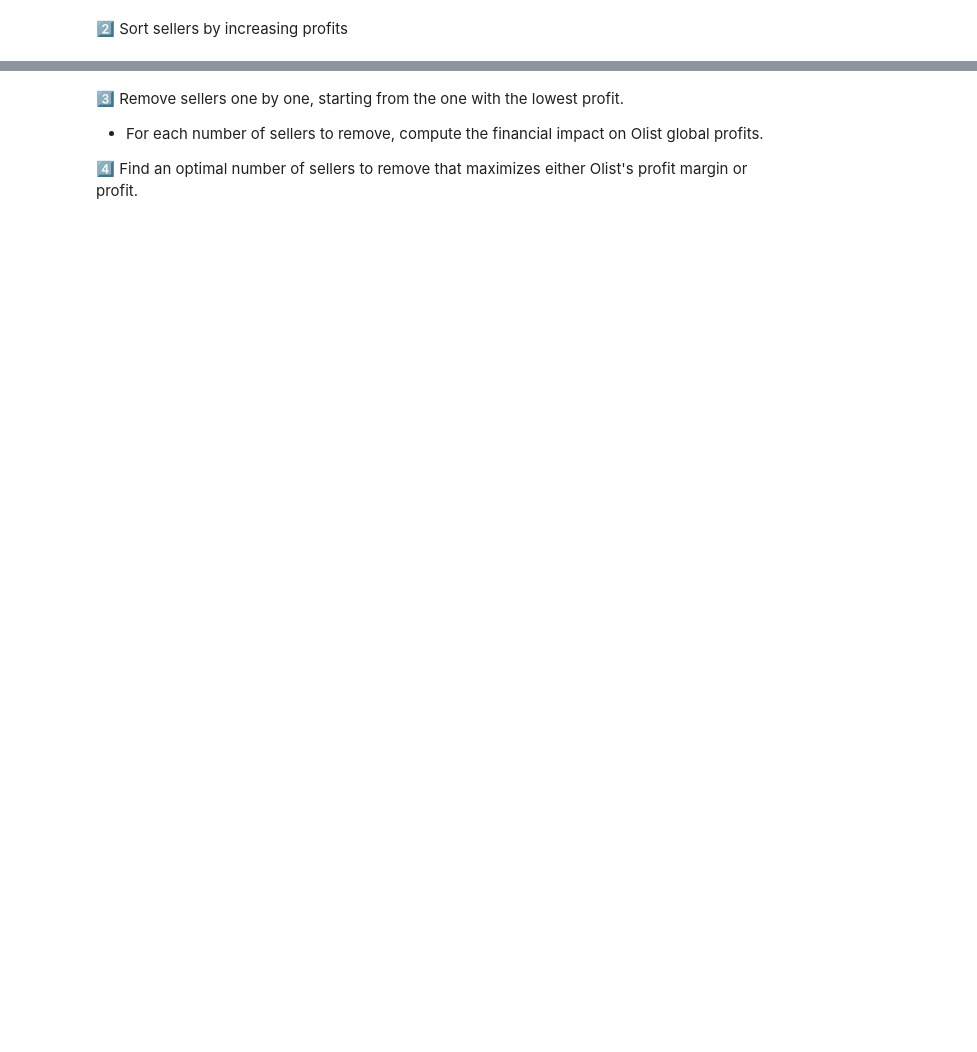
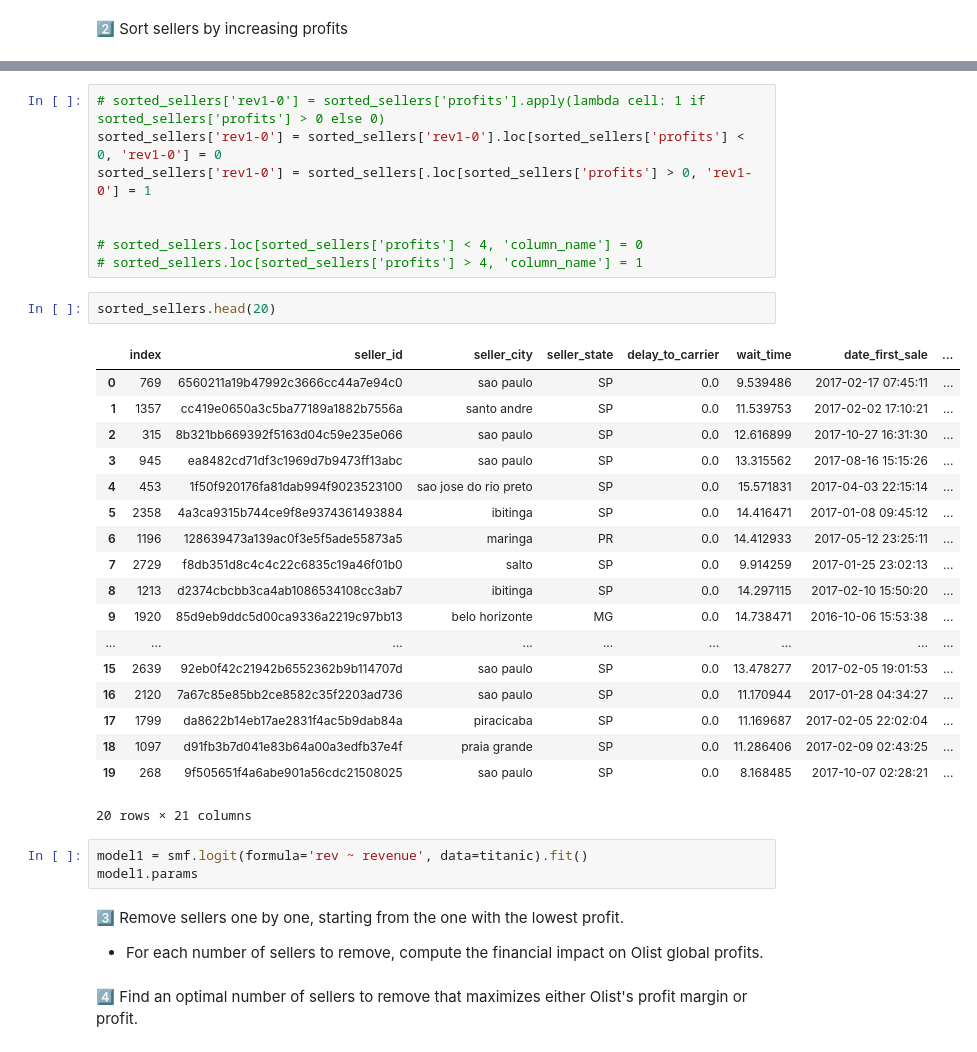
Before and after one commit to carinarms/data-recap_ceo_request, a Jupyter notebook: OLIST-Challenge.ipynb, the cells around one changed output, grey strips where cells are left out. Saved outputs shown, nothing was run; the diff lists cells and outputs as text; blank space fills up the shorter version.

Commit message:
First Data Preparation step

```diff
--- a/OLIST-Challenge.ipynb
+++ b/OLIST-Challenge.ipynb
@@ -228,5 +383,37 @@ KeyError: 'profits'
+# %%
+# sorted_sellers['rev1-0'] = sorted_sellers['profits'].apply(lambda cell: 1 if sorted_sellers['profits'] > 0 else 0)
+sorted_sellers['rev1-0'] = sorted_sellers['rev1-0'].loc[sorted_sellers['profits'] < 0, 'rev1-0'] = 0
+sorted_sellers['rev1-0'] = sorted_sellers[.loc[sorted_sellers['profits'] > 0, 'rev1-0'] = 1
+
+
+# sorted_sellers.loc[sorted_sellers['profits'] < 4, 'column_name'] = 0
+# sorted_sellers.loc[sorted_sellers['profits'] > 4, 'column_name'] = 1
+# %%
+sorted_sellers.head(20)
+# %% [output]
+|  | index | seller_id | seller_city | seller_state | delay_to_carrier | wait_time | date_first_sale | ... |
+| 0 | 769 | 6560211a19b47992c3666cc44a7e94c0 | sao paulo | SP | 0.0 | 9.539486 | 2017-02-17 07:45:11 | ... |
+| 1 | 1357 | cc419e0650a3c5ba77189a1882b7556a | santo andre | SP | 0.0 | 11.539753 | 2017-02-02 17:10:21 | ... |
+| 2 | 315 | 8b321bb669392f5163d04c59e235e066 | sao paulo | SP | 0.0 | 12.616899 | 2017-10-27 16:31:30 | ... |
+| 3 | 945 | ea8482cd71df3c1969d7b9473ff13abc | sao paulo | SP | 0.0 | 13.315562 | 2017-08-16 15:15:26 | ... |
+| 4 | 453 | 1f50f920176fa81dab994f9023523100 | sao jose do rio preto | SP | 0.0 | 15.571831 | 2017-04-03 22:15:14 | ... |
+| 5 | 2358 | 4a3ca9315b744ce9f8e9374361493884 | ibitinga | SP | 0.0 | 14.416471 | 2017-01-08 09:45:12 | ... |
+| 6 | 1196 | 128639473a139ac0f3e5f5ade55873a5 | maringa | PR | 0.0 | 14.412933 | 2017-05-12 23:25:11 | ... |
+| 7 | 2729 | f8db351d8c4c4c22c6835c19a46f01b0 | salto | SP | 0.0 | 9.914259 | 2017-01-25 23:02:13 | ... |
+| 8 | 1213 | d2374cbcbb3ca4ab1086534108cc3ab7 | ibitinga | SP | 0.0 | 14.297115 | 2017-02-10 15:50:20 | ... |
+| 9 | 1920 | 85d9eb9ddc5d00ca9336a2219c97bb13 | belo horizonte | MG | 0.0 | 14.738471 | 2016-10-06 15:53:38 | ... |
+| ... | ... | ... | ... | ... | ... | ... | ... | ... |
+| 15 | 2639 | 92eb0f42c21942b6552362b9b114707d | sao paulo | SP | 0.0 | 13.478277 | 2017-02-05 19:01:53 | ... |
+| 16 | 2120 | 7a67c85e85bb2ce8582c35f2203ad736 | sao paulo | SP | 0.0 | 11.170944 | 2017-01-28 04:34:27 | ... |
+| 17 | 1799 | da8622b14eb17ae2831f4ac5b9dab84a | piracicaba | SP | 0.0 | 11.169687 | 2017-02-05 22:02:04 | ... |
+| 18 | 1097 | d91fb3b7d041e83b64a00a3edfb37e4f | praia grande | SP | 0.0 | 11.286406 | 2017-02-09 02:43:25 | ... |
+| 19 | 268 | 9f505651f4a6abe901a56cdc21508025 | sao paulo | SP | 0.0 | 8.168485 | 2017-10-07 02:28:21 | ... |
+20 rows × 21 columns
+# %%
+model1 = smf.logit(formula='rev ~ revenue', data=titanic).fit()
+model1.params
 # %% [markdown]
 3️⃣ Remove sellers one by one, starting from the one with the lowest profit.
 - For each number of sellers to remove, compute the financial impact on Olist global profits.
-
-4️⃣ Find an optimal number of sellers to remove that maximizes either Olist's profit margin or profit.
+# %% [markdown]
+4️⃣ Find an optimal number of sellers to remove that maximizes either Olist's profit margin or profit.
```
Also changed, not shown: parts of 27 cells of this notebook.
